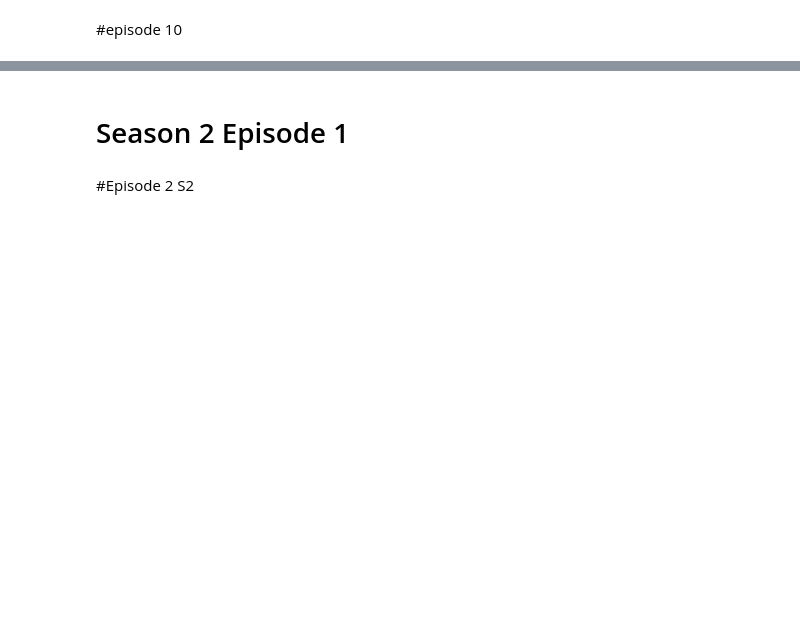
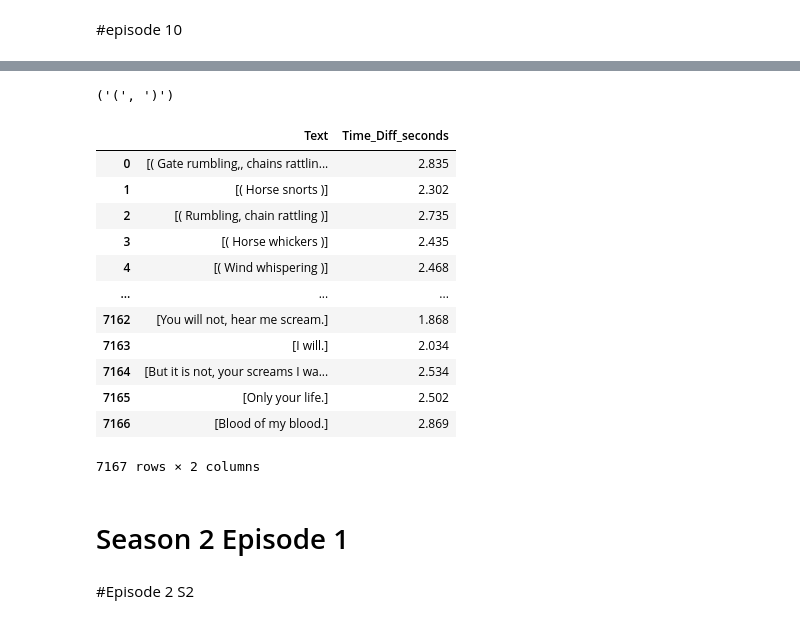
Before and after one commit to trong-shen/Game-of-Throne-Project, a Jupyter notebook: S1+S2subtitles.ipynb, the cells around one changed output, grey strips where cells are left out. Saved outputs shown, nothing was run; the diff lists cells and outputs as text; code cells hidden in the pictures; blank space fills up the shorter version.

```diff
--- a/S1+S2subtitles.ipynb
+++ b/S1+S2subtitles.ipynb
@@ -555 +765,3 @@ GOTep9.tail()
 GOTep9.drop(index=725,inplace=True)
+# %%
+GOTep9_clean = GOTep9[['Text', 'Time_Diff_seconds',]].copy()
@@ -612 +848,3 @@ GOTep10.tail(5)
 GOTep10.drop(index=643,inplace=True)
+# %%
+GOTep10_clean = GOTep10[['Text', 'Time_Diff_seconds',]].copy()
@@ -612,0 +860,4 @@ GOTep10.drop(index=643,inplace=True)
+# %%
+season_1=[GOTep1_clean, GOTep2_clean, GOTep3_clean, GOTep4_clean, GOTep5_clean, GOTep6_clean, GOTep7_clean, GOTep8_clean, GOTep9_clean, GOTep10_clean]
+season1=pd.concat(season_1, ignore_index=True)
+print(season1)
@@ -613,3 +879,30 @@ GOTep10.drop(index=643,inplace=True)
+# %%
+punct_list = ("(",")")
+print(punct_list)
+# %% [output]
+('(', ')')
+# %%
+def remove_desc(self):
+  for i in season1:
+    if punct_list in season1['Text']:
+      season1.drop()
+
+remove_desc
+season1
+# %% [output]
+|  | Text | Time_Diff_seconds |
+| 0 | [( Gate rumbling,, chains rattlin... | 2.835 |
+| 1 | [( Horse snorts )] | 2.302 |
+| 2 | [( Rumbling, chain rattling )] | 2.735 |
+| 3 | [( Horse whickers )] | 2.435 |
+| 4 | [( Wind whispering )] | 2.468 |
+| ... | ... | ... |
+| 7162 | [You will not, hear me scream.] | 1.868 |
+| 7163 | [I will.] | 2.034 |
+| 7164 | [But it is not, your screams I wa... | 2.534 |
+| 7165 | [Only your life.] | 2.502 |
+| 7166 | [Blood of my blood.] | 2.869 |
+7167 rows × 2 columns
 # %% [markdown]
 # Season 2 Episode 1
 # %%
```
Also changed, not shown: parts of 72 cells of this notebook.
